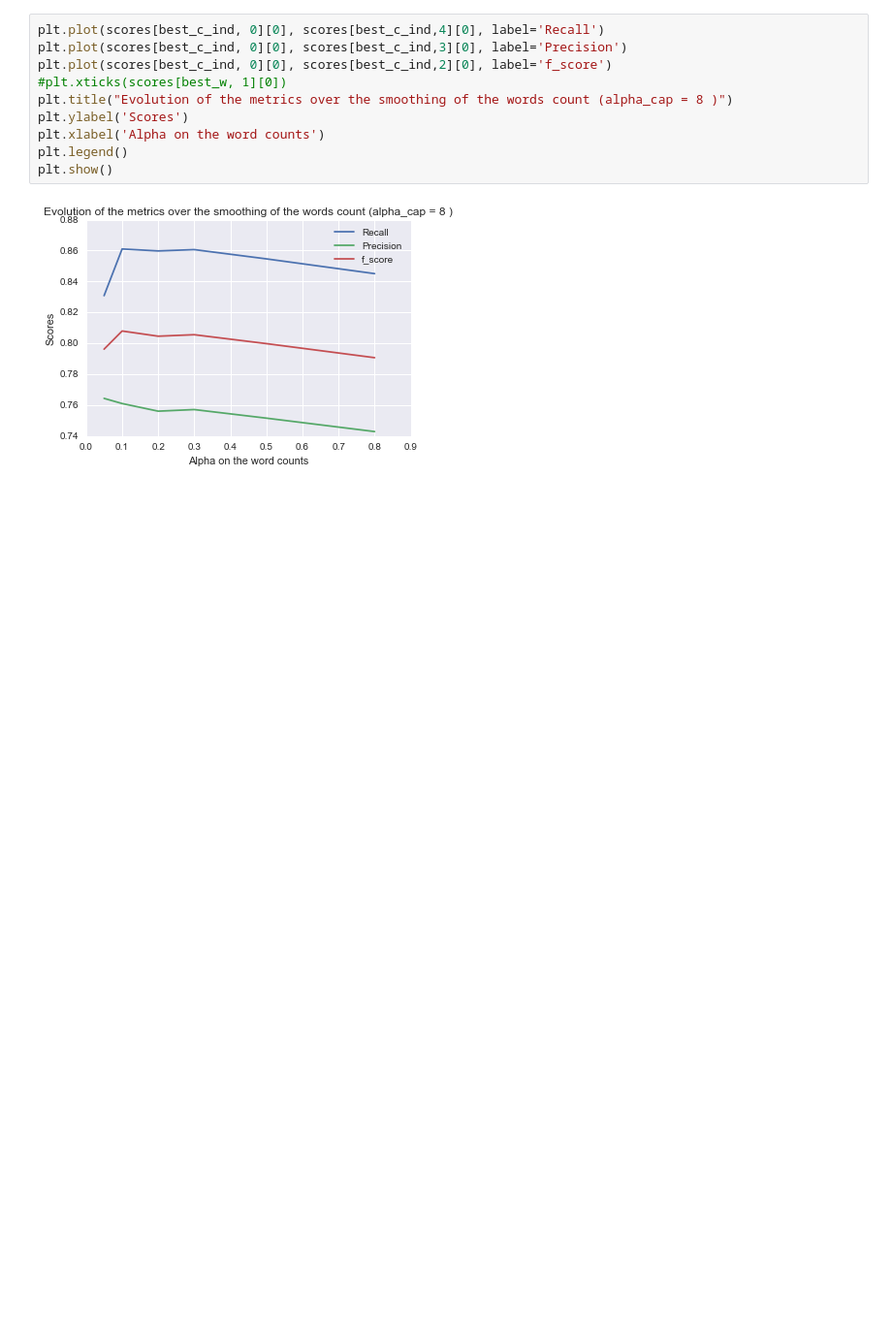
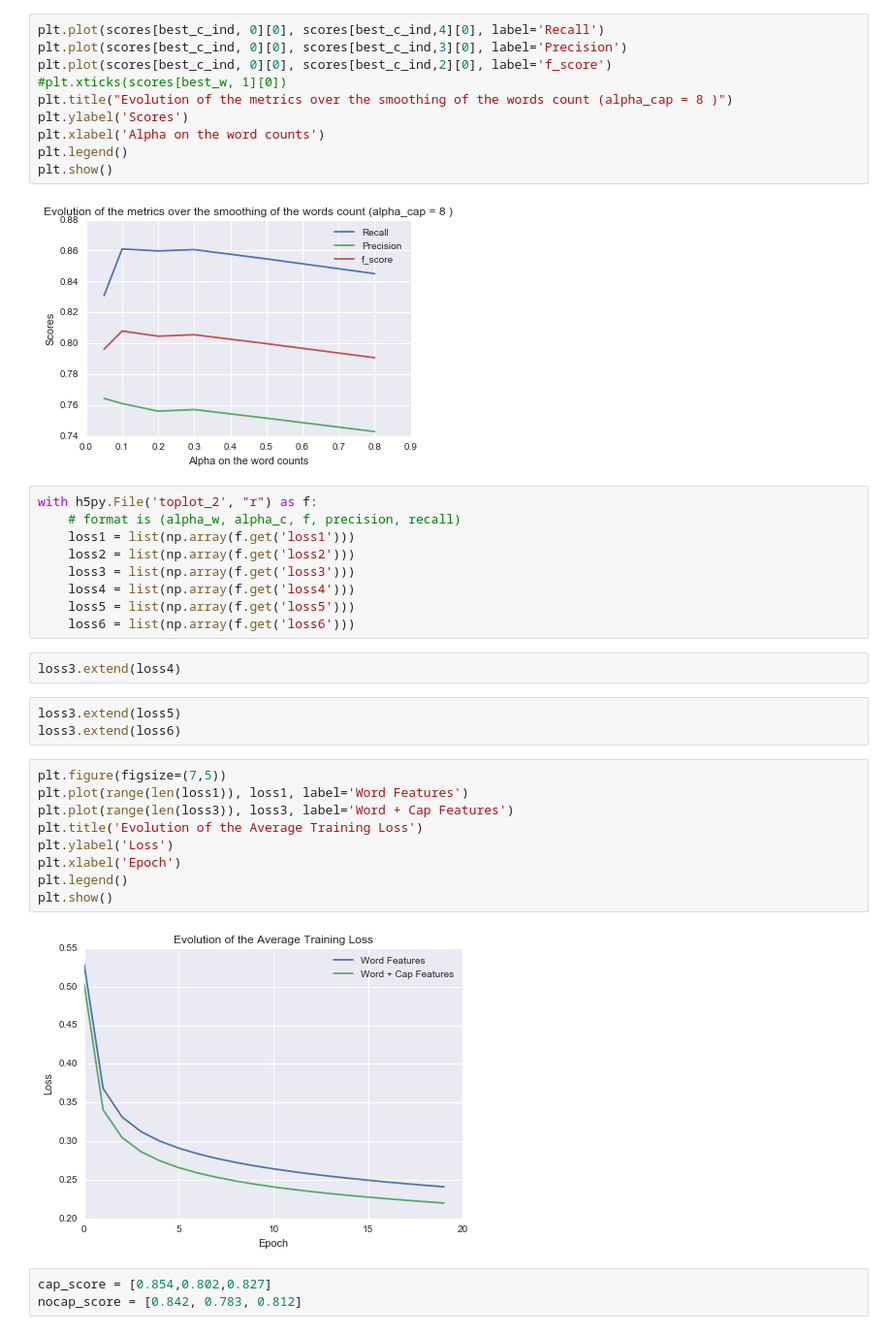
Before and after one commit to eneyi/cs287, a Jupyter notebook: HW5/notebook/Plot.ipynb, the cells around one changed output. Shown at 97% size. Saved outputs shown, nothing was run; the diff lists cells and outputs as text; blank space fills up the shorter version.

```diff
--- a/HW5/notebook/Plot.ipynb
+++ b/HW5/notebook/Plot.ipynb
@@ -51,3 +51,31 @@ plt.legend()
 plt.show()
 # %% [output]
 [figure]
+# %%
+with h5py.File('toplot_2', "r") as f:
+    # format is (alpha_w, alpha_c, f, precision, recall)
+    loss1 = list(np.array(f.get('loss1')))
+    loss2 = list(np.array(f.get('loss2')))
+    loss3 = list(np.array(f.get('loss3')))
+    loss4 = list(np.array(f.get('loss4')))
+    loss5 = list(np.array(f.get('loss5')))
+    loss6 = list(np.array(f.get('loss6')))
+# %%
+loss3.extend(loss4)
+# %%
+loss3.extend(loss5)
+loss3.extend(loss6)
+# %%
+plt.figure(figsize=(7,5))
+plt.plot(range(len(loss1)), loss1, label='Word Features')
+plt.plot(range(len(loss3)), loss3, label='Word + Cap Features')
+plt.title('Evolution of the Average Training Loss')
+plt.ylabel('Loss')
+plt.xlabel('Epoch')
+plt.legend()
+plt.show()
+# %% [output]
+[figure, added]
+# %%
+cap_score = [0.854,0.802,0.827]
+nocap_score = [0.842, 0.783, 0.812]
```
Also changed, not shown: parts of 1 cell of this notebook, 9 other files.
